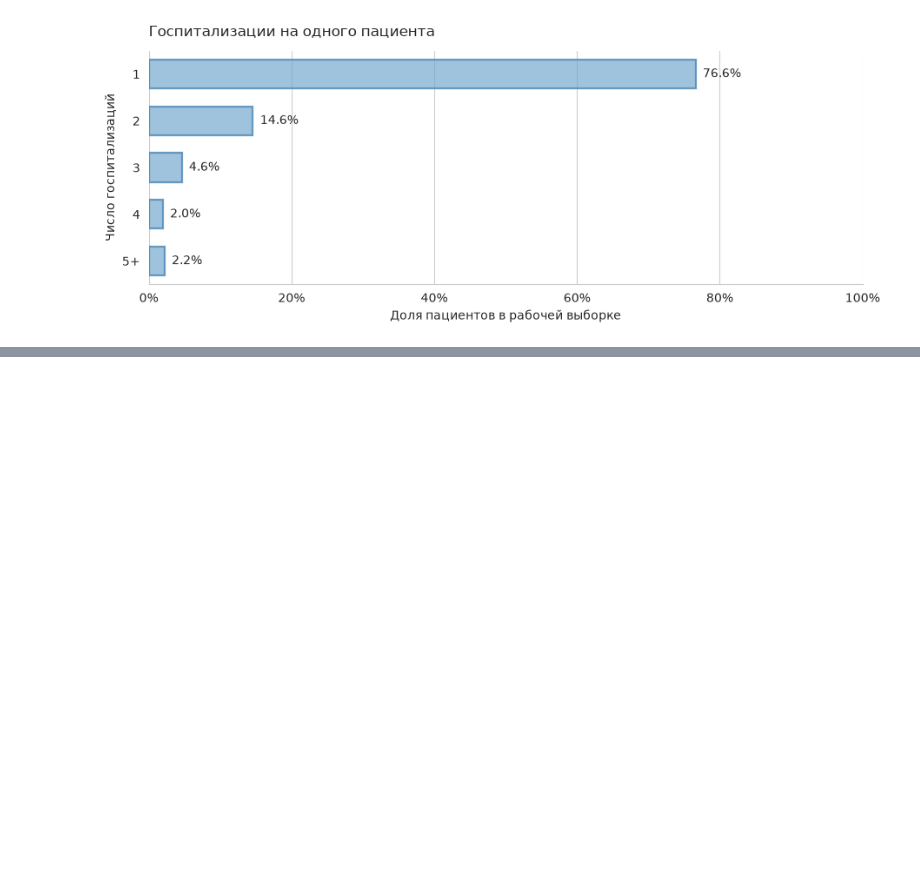
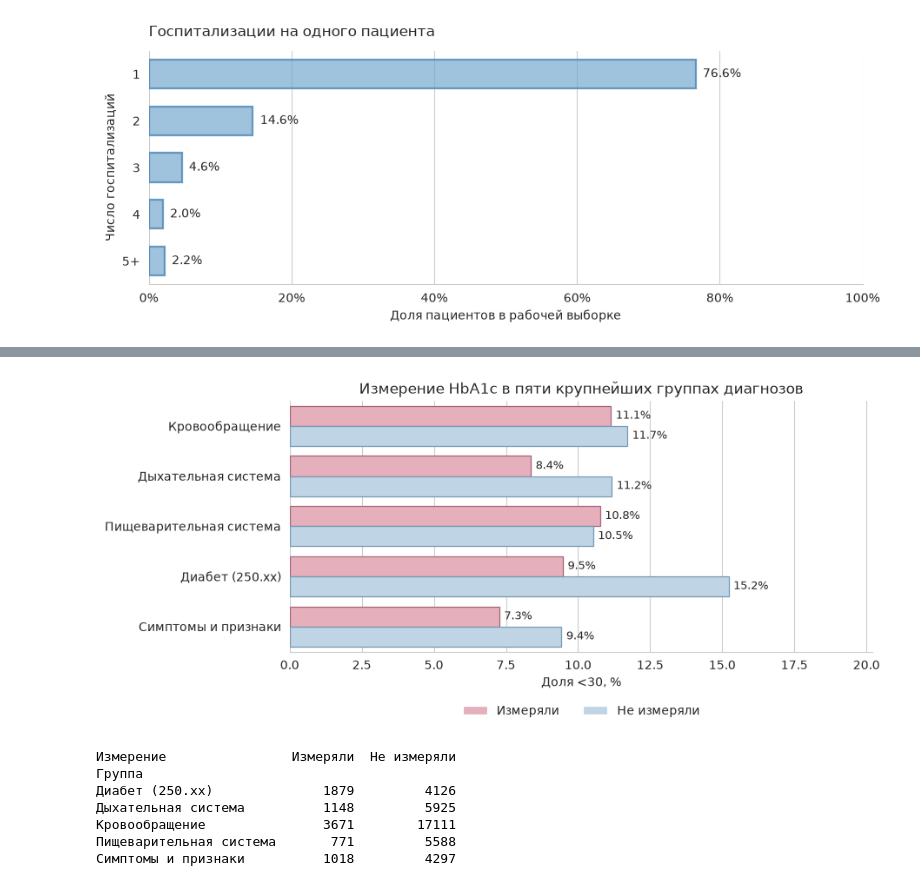
Before and after one commit to FlexonaFFt/cu-ml-diabetes-project, a Jupyter notebook: eda_notebooks/eda_fundamental.ipynb, the cells around one changed output, grey strips where cells are left out. Saved outputs shown, nothing was run; the diff lists cells and outputs as text; code cells hidden in the pictures; blank space fills up the shorter version.

```diff
--- a/eda_notebooks/eda_fundamental.ipynb
+++ b/eda_notebooks/eda_fundamental.ipynb
@@ -272,0 +540,39 @@ plt.show()
+# %%
+common_diagnoses = diagnosis_summary.nlargest(5, "Госпитализации").index
+a1c_by_diagnosis = (
+    primary.assign(Измерение=measured.map({True: "Измеряли", False: "Не измеряли"}))
+    .loc[primary["Группа"].isin(common_diagnoses)]
+    .groupby(["Группа", "Измерение"])["Ранняя госпитализация"].agg(n="size", rate="mean")
+)
+a1c_pairs = a1c_by_diagnosis.reset_index()
+a1c_pairs["Доля <30, %"] = a1c_pairs["rate"] * 100
+
+with sns.axes_style("whitegrid", {"axes.grid.axis": "x"}):
+    fig, ax = plt.subplots(figsize=(9, 4), layout="constrained")
+    sns.barplot(
+        data=a1c_pairs, x="Доля <30, %", y="Группа", hue="Измерение",
+        order=common_diagnoses, hue_order=["Измеряли", "Не измеряли"], saturation=1,
+        palette=["#E5B0BC", "#BFD4E5"], linewidth=0.9, ax=ax,
+    )
+    for container, edge in zip(ax.containers, ["#A56778", "#789AB4"], strict=True):
+        for bar in container:
+            bar.set_edgecolor(edge)
+        ax.bar_label(container, fmt="%.1f%%", padding=4, fontsize=9)
+    ax.set(
+        title="Измерение HbA1c в пяти крупнейших группах диагнозов",
+        ylabel=None, xlim=(0, a1c_pairs["Доля <30, %"].max() + 5),
+    )
+    ax.legend(title=None, loc="upper center", bbox_to_anchor=(0.5, -0.17), ncol=2, frameon=False)
+    sns.despine(ax=ax, left=True)
+plt.show()
+
+print(a1c_by_diagnosis["n"].unstack().to_string())
+# %% [output]
+[figure, added]
+Измерение                Измеряли  Не измеряли
+Группа
+Диабет (250.xx)              1879         4126
+Дыхательная система          1148         5925
+Кровообращение               3671        17111
+Пищеварительная система       771         5588
+Симптомы и признаки          1018         4297
```
Also changed, not shown: parts of 24 cells of this notebook.
